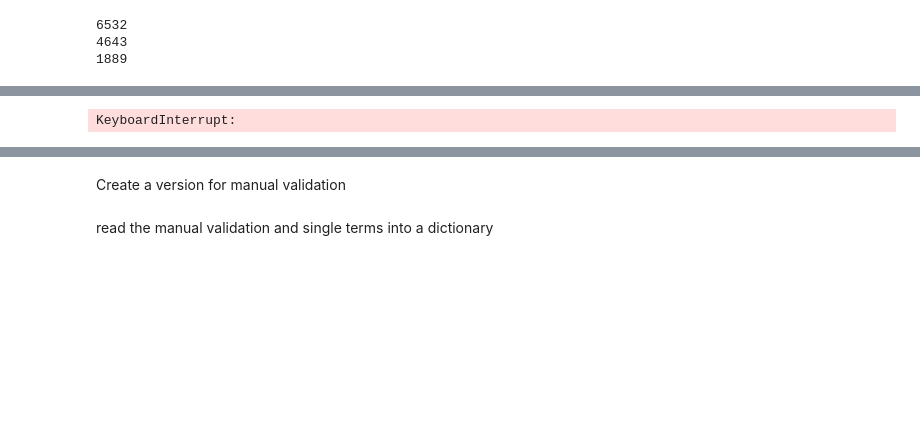
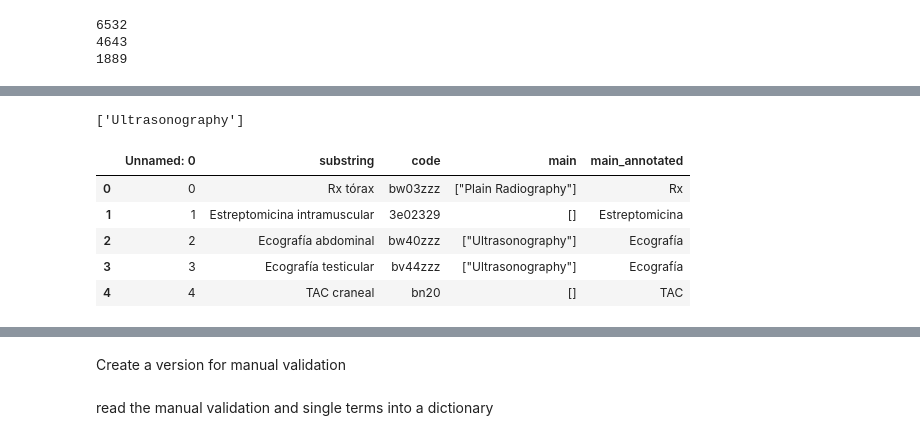
Before and after one commit to putssander/icdllmeval, a Jupyter notebook: notebooks/extract_main.ipynb, the cells around one changed output, grey strips where cells are left out. Drawn from its saved outputs; the diff is of its cells as text; code cells hidden in the pictures; blank space fills up the shorter version.

```diff
--- a/notebooks/extract_main.ipynb
+++ b/notebooks/extract_main.ipynb
@@ -123,5 +150,12 @@ icd_prompts = IcdPrompts(model_name=model_name)
 # %%
 
 import json
-f = open ('main-term-examples.json', "r")
-examples = json.loads(f.read())
+import configparser
+
+config = configparser.ConfigParser()
+config.read('./../resources/config.ini')
+
+main_annotation_path = config["main"]['annotation']
+
+f = open(f"{main_annotation_path}/main-term-examples.json", "r")
+examples_cm = json.loads(f.read())
@@ -127,0 +216,5 @@ examples = json.loads(f.read())
+# %%
+main_term_list = icd_lookup.get_main_terms_list_pcs("bt40zzz")
+main_term_list
+# %% [output]
+['Ultrasonography']
@@ -127,0 +232,11 @@ examples = json.loads(f.read())
+# %%
+# now map by hand for examples to col main_annotated
+df_code_main_pcs = pd.read_excel(f"{main_annotation_path}/df_code_main_pcs_ann.xlsx")
+df_code_main_pcs.head()
+# %% [output]
+|  | Unnamed: 0 | substring | code | main | main_annotated |
+| 0 | 0 | Rx tórax | bw03zzz | ["Plain Radiography"] | Rx |
+| 1 | 1 | Estreptomicina intramuscular | 3e02329 | [] | Estreptomicina |
+| 2 | 2 | Ecografía abdominal | bw40zzz | ["Ultrasonography"] | Ecografía |
+| 3 | 3 | Ecografía testicular | bv44zzz | ["Ultrasonography"] | Ecografía |
+| 4 | 4 | TAC craneal | bn20 | [] | TAC |
@@ -128,8 +262,6 @@ examples = json.loads(f.read())
 # %%
 
 substrings = df_multiple_main_terms_diag["SUBSTRING"].to_list()
-result = icd_prompts.prompt_main_terms(examples, substrings[50:100])
+result = icd_prompts.prompt_main_terms(examples_cm, substrings[50:100])
 print(result)
-# %% [output]
-KeyboardInterrupt:
 # %%
```
Also changed, not shown: parts of 18 cells of this notebook, 9 other files.
